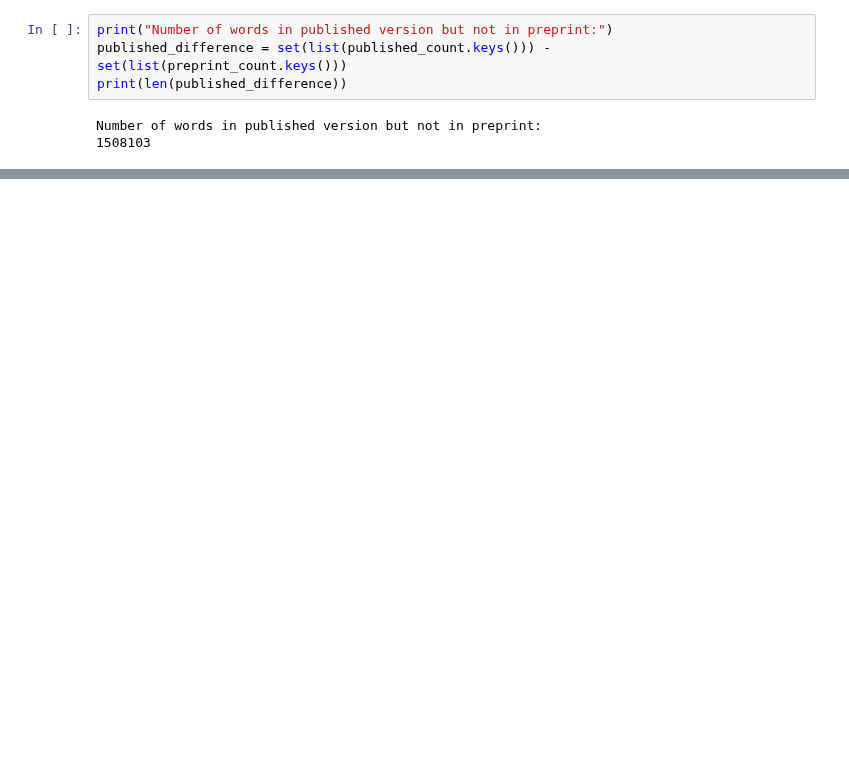
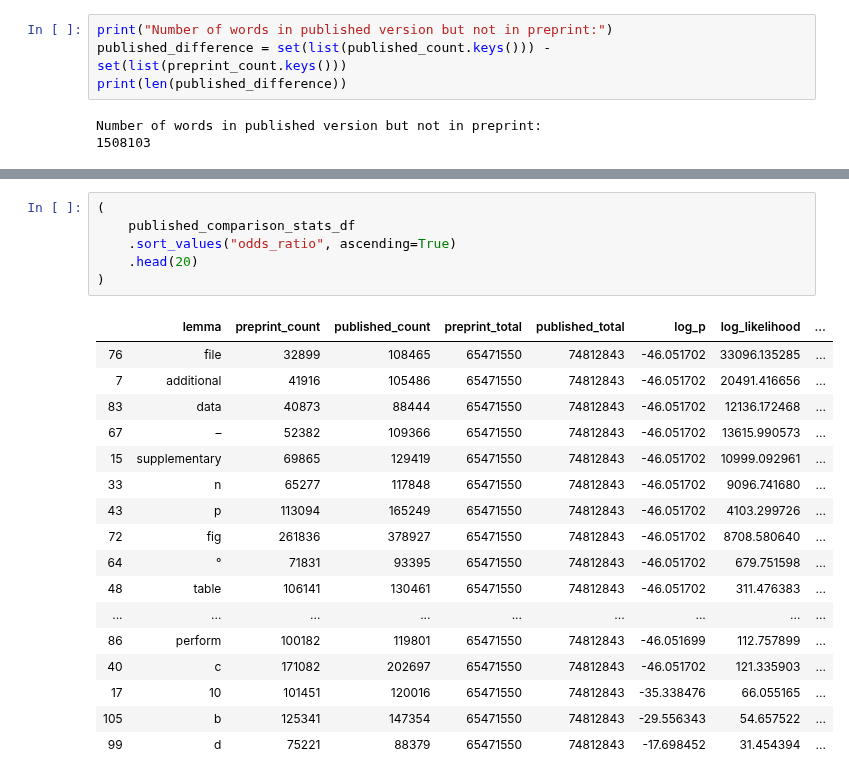
Before and after one commit to greenelab/annorxiver, a Jupyter notebook: biorxiv/corpora_comparison/biorxiv_pmc_corpora_comparison.ipynb, the cells around one changed output, grey strips where cells are left out. Cells and saved outputs as stored; diff of their text form; blank space fills up the shorter version.

```diff
--- a/biorxiv/corpora_comparison/biorxiv_pmc_corpora_comparison.ipynb
+++ b/biorxiv/corpora_comparison/biorxiv_pmc_corpora_comparison.ipynb
@@ -533,0 +558,24 @@ published_comparison_stats_df.head()
+# %%
+(
+    published_comparison_stats_df
+    .sort_values("odds_ratio", ascending=True)
+    .head(20)
+)
+# %% [output]
+|  | lemma | preprint_count | published_count | preprint_total | published_total | log_p | log_likelihood | ... |
+| 76 | file | 32899 | 108465 | 65471550 | 74812843 | -46.051702 | 33096.135285 | ... |
+| 7 | additional | 41916 | 105486 | 65471550 | 74812843 | -46.051702 | 20491.416656 | ... |
+| 83 | data | 40873 | 88444 | 65471550 | 74812843 | -46.051702 | 12136.172468 | ... |
+| 67 | – | 52382 | 109366 | 65471550 | 74812843 | -46.051702 | 13615.990573 | ... |
+| 15 | supplementary | 69865 | 129419 | 65471550 | 74812843 | -46.051702 | 10999.092961 | ... |
+| 33 | n | 65277 | 117848 | 65471550 | 74812843 | -46.051702 | 9096.741680 | ... |
+| 43 | p | 113094 | 165249 | 65471550 | 74812843 | -46.051702 | 4103.299726 | ... |
+| 72 | fig | 261836 | 378927 | 65471550 | 74812843 | -46.051702 | 8708.580640 | ... |
+| 64 | ° | 71831 | 93395 | 65471550 | 74812843 | -46.051702 | 679.751598 | ... |
+| 48 | table | 106141 | 130461 | 65471550 | 74812843 | -46.051702 | 311.476383 | ... |
+| ... | ... | ... | ... | ... | ... | ... | ... | ... |
+| 86 | perform | 100182 | 119801 | 65471550 | 74812843 | -46.051699 | 112.757899 | ... |
+| 40 | c | 171082 | 202697 | 65471550 | 74812843 | -46.051702 | 121.335903 | ... |
+| 17 | 10 | 101451 | 120016 | 65471550 | 74812843 | -35.338476 | 66.055165 | ... |
+| 105 | b | 125341 | 147354 | 65471550 | 74812843 | -29.556343 | 54.657522 | ... |
+| 99 | d | 75221 | 88379 | 65471550 | 74812843 | -17.698452 | 31.454394 | ... |
```
Also changed, not shown: parts of 11 cells of this notebook, 1 other file.
